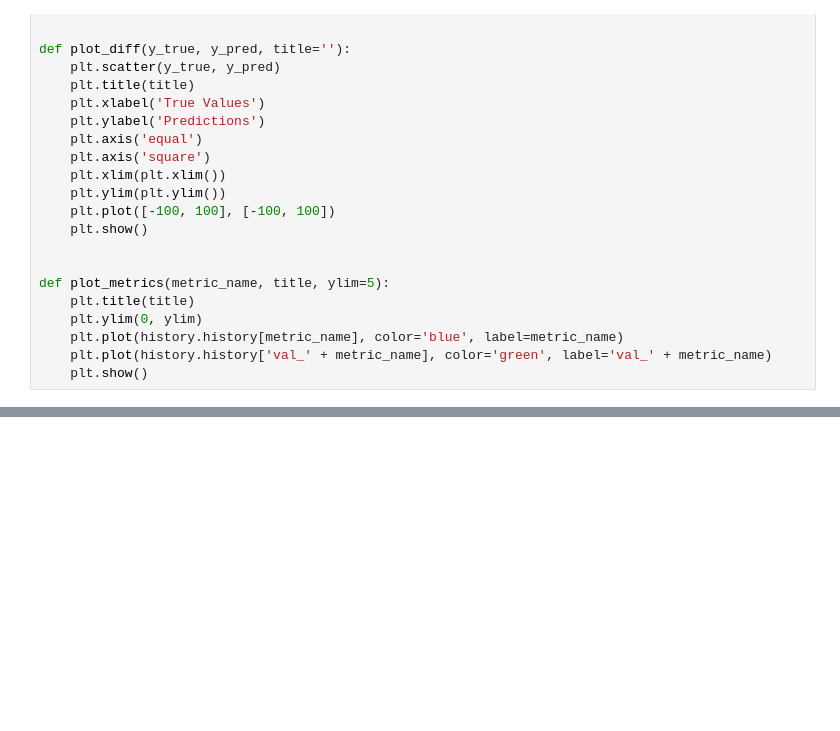
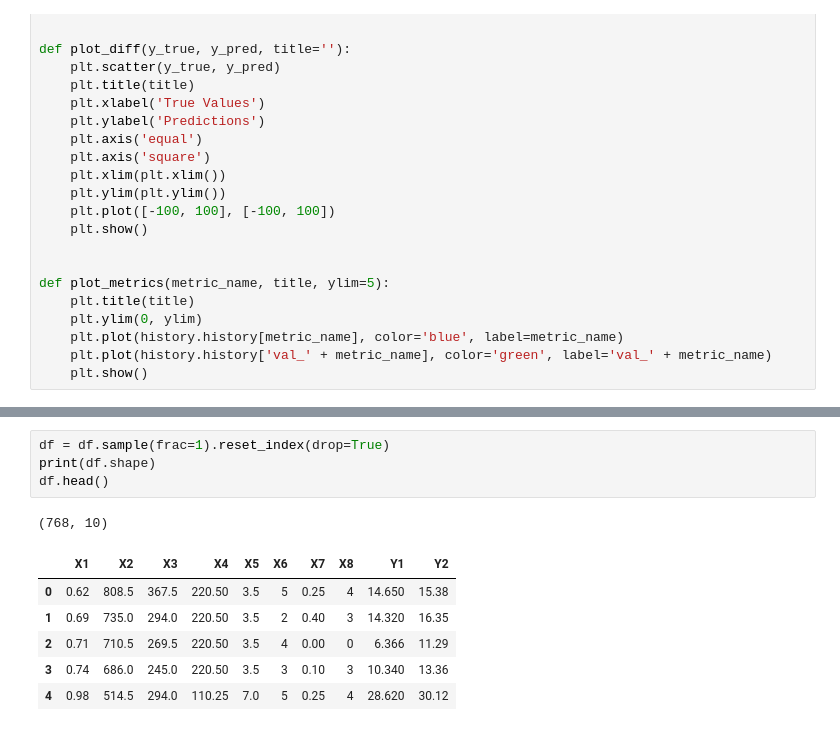
Before and after one commit to lalitpandey02/PythonNotebooks, a Jupyter notebook: Func_API_Multi_output_model.ipynb, the cells around one changed output, grey strips where cells are left out. Saved outputs shown, nothing was run; the diff lists cells and outputs as text; blank space fills up the shorter version.

```diff
--- a/Func_API_Multi_output_model.ipynb
+++ b/Func_API_Multi_output_model.ipynb
@@ -46,0 +68,12 @@ def plot_metrics(metric_name, title, ylim=5):
+# %%
+df = df.sample(frac=1).reset_index(drop=True)
+print(df.shape)
+df.head()
+# %% [output]
+(768, 10)
+|  | X1 | X2 | X3 | X4 | X5 | X6 | X7 | X8 | Y1 | Y2 |
+| 0 | 0.62 | 808.5 | 367.5 | 220.50 | 3.5 | 5 | 0.25 | 4 | 14.650 | 15.38 |
+| 1 | 0.69 | 735.0 | 294.0 | 220.50 | 3.5 | 2 | 0.40 | 3 | 14.320 | 16.35 |
+| 2 | 0.71 | 710.5 | 269.5 | 220.50 | 3.5 | 4 | 0.00 | 0 | 6.366 | 11.29 |
+| 3 | 0.74 | 686.0 | 245.0 | 220.50 | 3.5 | 3 | 0.10 | 3 | 10.340 | 13.36 |
+| 4 | 0.98 | 514.5 | 294.0 | 110.25 | 7.0 | 5 | 0.25 | 4 | 28.620 | 30.12 |
```
Also changed, not shown: parts of 15 cells of this notebook.
